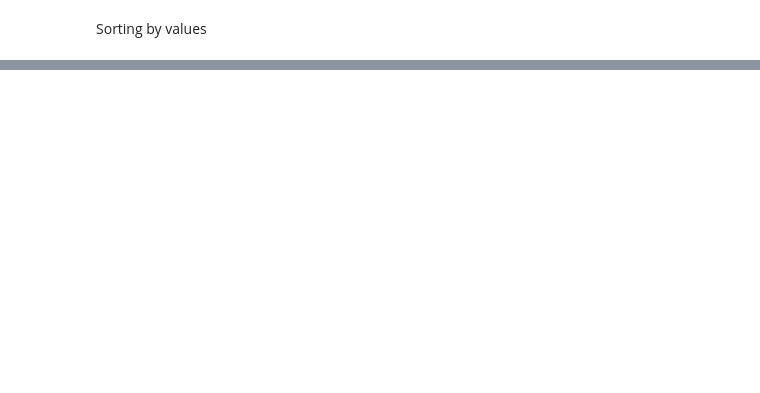
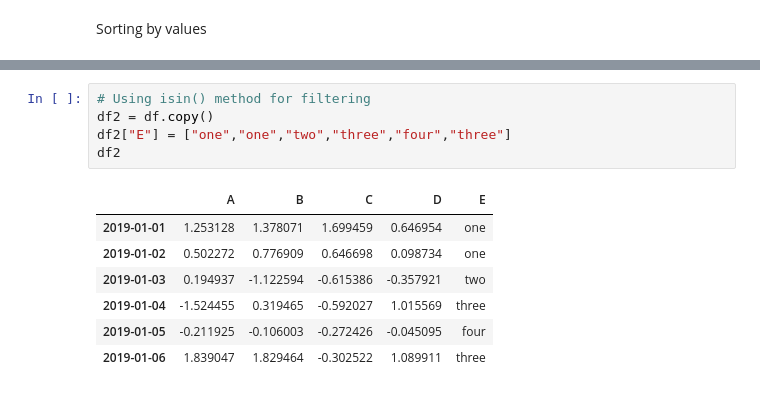
Before and after one commit to LesterYHZ/Python-100-Day-Practice, a Jupyter notebook: 18_Scientific-Computing/Pandas.ipynb, the cells around one changed output, grey strips where cells are left out. Saved outputs shown, nothing was run; the diff lists cells and outputs as text; blank space fills up the shorter version.

```diff
--- a/18_Scientific-Computing/Pandas.ipynb
+++ b/18_Scientific-Computing/Pandas.ipynb
@@ -187,0 +308,13 @@ df.sort_values(by="B")
+# %%
+# Using isin() method for filtering
+df2 = df.copy()
+df2["E"] = ["one","one","two","three","four","three"]
+df2
+# %% [output]
+|  | A | B | C | D | E |
+| 2019-01-01 | 1.253128 | 1.378071 | 1.699459 | 0.646954 | one |
+| 2019-01-02 | 0.502272 | 0.776909 | 0.646698 | 0.098734 | one |
+| 2019-01-03 | 0.194937 | -1.122594 | -0.615386 | -0.357921 | two |
+| 2019-01-04 | -1.524455 | 0.319465 | -0.592027 | 1.015569 | three |
+| 2019-01-05 | -0.211925 | -0.106003 | -0.272426 | -0.045095 | four |
+| 2019-01-06 | 1.839047 | 1.829464 | -0.302522 | 1.089911 | three |
```
Also changed, not shown: parts of 45 cells of this notebook.
